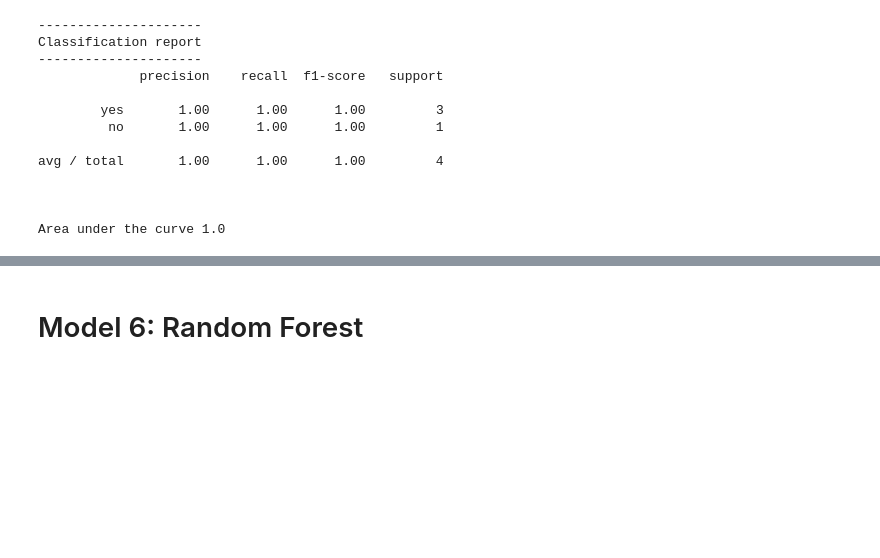
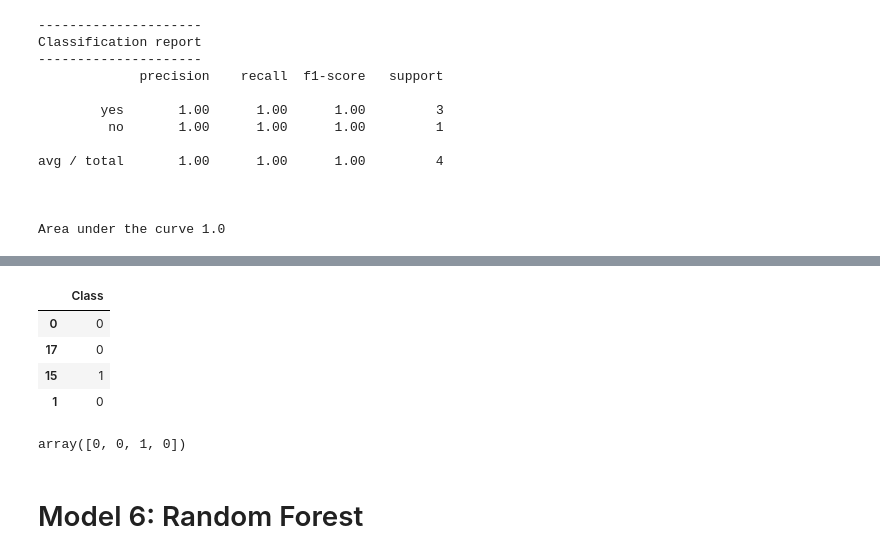
Before and after one commit to SSaishruthi/women_who_code_part_2, a Jupyter notebook: classification_demo.ipynb, the cells around one changed output, grey strips where cells are left out. Saved outputs shown, nothing was run; the diff lists cells and outputs as text; code cells hidden in the pictures; blank space fills up the shorter version.

```diff
--- a/classification_demo.ipynb
+++ b/classification_demo.ipynb
@@ -282,3 +299,15 @@ Area under the curve 1.0
+# %%
+y_test
+# %% [output]
+|  | Class |
+| 0 | 0 |
+| 17 | 0 |
+| 15 | 1 |
+| 1 | 0 |
+# %%
+pred
+# %% [output]
+array([0, 0, 1, 0])
 # %% [markdown]
 # Model 6: Random Forest
 # %%
```
Also changed, not shown: parts of 17 cells of this notebook, 12 other files.
